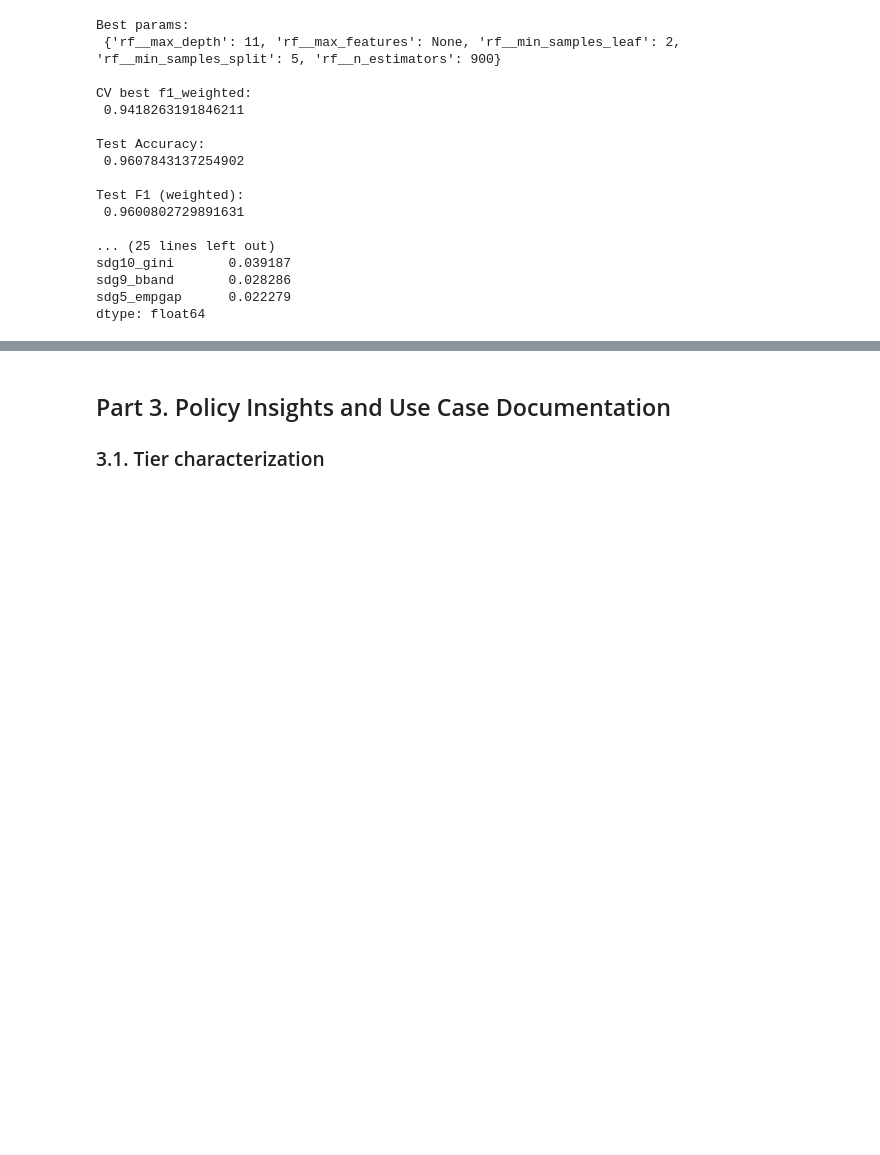
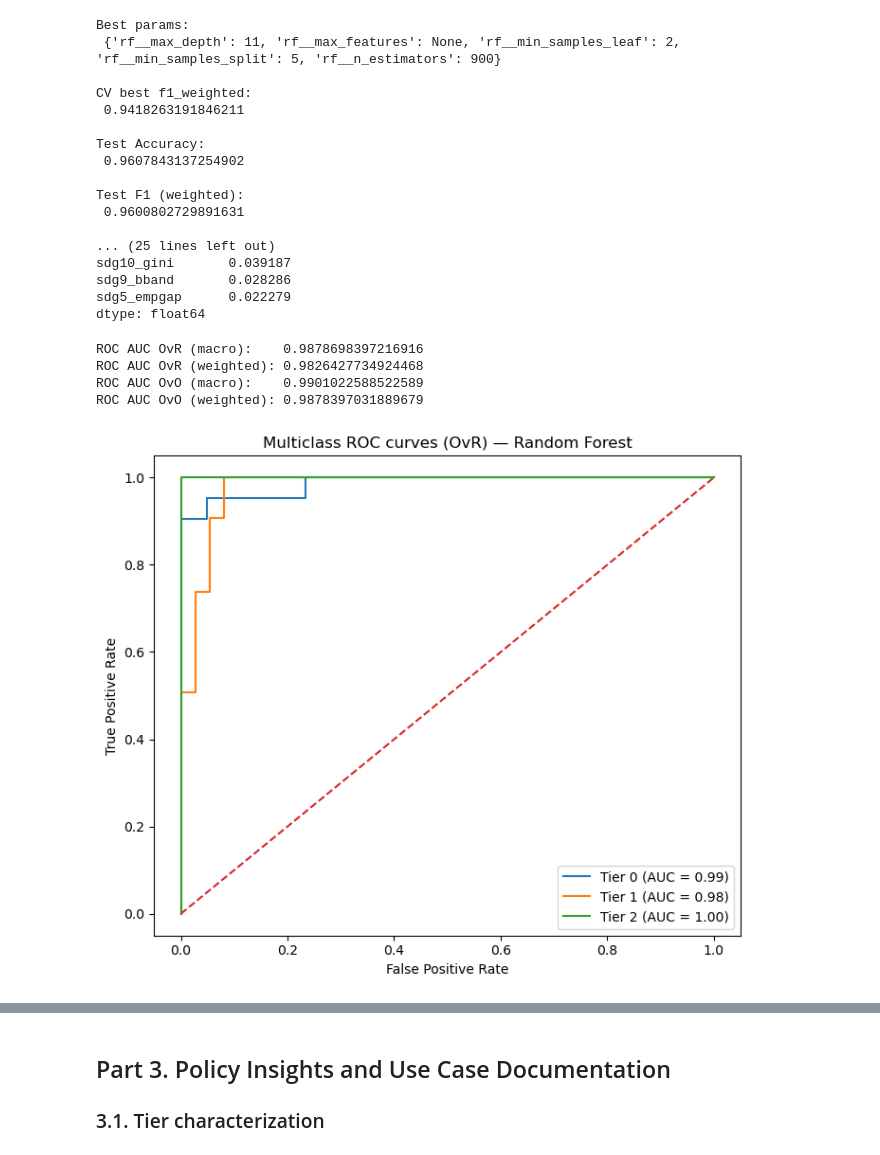
Before and after one commit to LavrenchukV/Classifying-EU-Sustainability-Performance, a Jupyter notebook: SDG_project.ipynb, the cells around one changed output, grey strips where cells are left out. Drawn from its saved outputs; the diff is of its cells as text; code cells hidden in the pictures; blank space fills up the shorter version.

```diff
--- a/SDG_project.ipynb
+++ b/SDG_project.ipynb
@@ -958,6 +1044,52 @@ sdg10_gini       0.039187
 sdg9_bband       0.028286
 sdg5_empgap      0.022279
 dtype: float64
+# %%
+# Receiver Operating Characteristic (ROC) and Area Under Curve (AUC)
+
+# Predicted probability of each class (tier) from the best Random Forest pipeline
+# rs_rf —  RandomizedSearchCV in RandomForest (pipe_rf)
+best_pipe = rs_rf.best_estimator_
+y_pred_probs = best_pipe.predict_proba(X_test)
+classes = best_pipe.named_steps["rf"].classes_
+
+# Multiclass ROC-AUC
+# One-vs-Rest (OvR): one class/tier vs. all other classes
+roc_auc_ovr_macro    = roc_auc_score(y_test, y_pred_probs, multi_class="ovr", average="macro")
+roc_auc_ovr_weighted = roc_auc_score(y_test, y_pred_probs, multi_class="ovr", average="weighted")
+
+# One-vs-One (OvO): all class pairs
+roc_auc_ovo_macro    = roc_auc_score(y_test, y_pred_probs, multi_class="ovo", average="macro")
+roc_auc_ovo_weighted = roc_auc_score(y_test, y_pred_probs, multi_class="ovo", average="weighted")
+
+print("ROC AUC OvR (macro):   ", roc_auc_ovr_macro)
+print("ROC AUC OvR (weighted):", roc_auc_ovr_weighted)
+print("ROC AUC OvO (macro):   ", roc_auc_ovo_macro)
+print("ROC AUC OvO (weighted):", roc_auc_ovo_weighted)
+
+# ROC curves (OvR) per class
+y_test_bin = label_binarize(y_test, classes=classes)
+
+plt.figure(figsize=(7, 6))
+for i, cls in enumerate(classes):
+    fpr, tpr, _ = roc_curve(y_test_bin[:, i], y_pred_probs[:, i])
+    cls_auc = auc(fpr, tpr)
+    plt.plot(fpr, tpr, label=f"Tier {cls} (AUC = {cls_auc:.2f})")
+
+
+plt.plot([0, 1], [0, 1], linestyle="--")
+plt.xlabel("False Positive Rate")
+plt.ylabel("True Positive Rate")
+plt.title("Multiclass ROC curves (OvR) — Random Forest")
+plt.legend(loc="lower right")
+plt.tight_layout()
+plt.show()
+# %% [output]
+ROC AUC OvR (macro):    0.9878698397216916
+ROC AUC OvR (weighted): 0.9826427734924468
+ROC AUC OvO (macro):    0.9901022588522589
+ROC AUC OvO (weighted): 0.9878397031889679
+[figure, added]
 # %% [markdown]
 
 ### 2.3. Key questions
```
Also changed, not shown: parts of 14 cells of this notebook, 6 other files.
